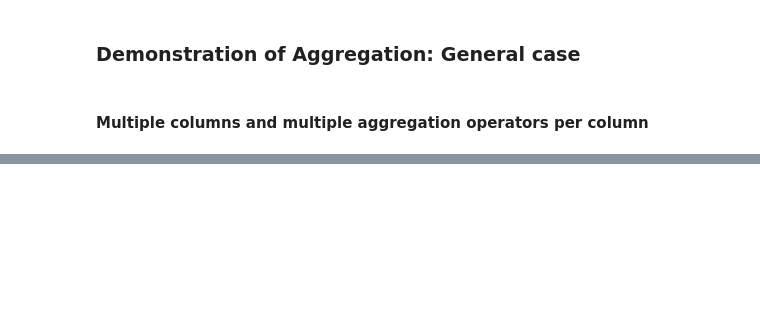
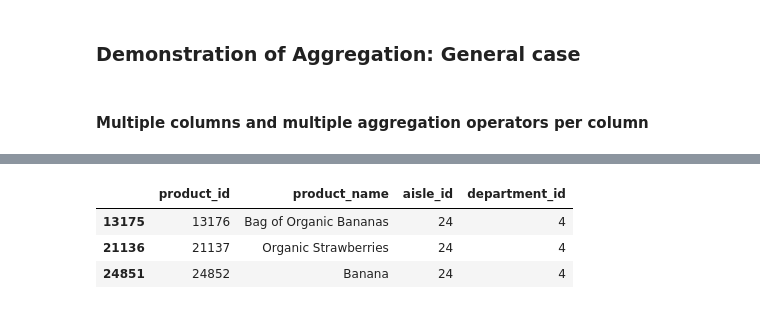
Before and after one commit to daol1011/Data_Science, a Jupyter notebook: 04_Grouping_and_Aggregation/Grouping_and_Aggregation.ipynb, the cells around one changed output, grey strips where cells are left out. Cells and saved outputs as stored; diff of their text form; code cells hidden in the pictures; blank space fills up the shorter version.

```diff
--- a/04_Grouping_and_Aggregation/Grouping_and_Aggregation.ipynb
+++ b/04_Grouping_and_Aggregation/Grouping_and_Aggregation.ipynb
@@ -14,9 +12,9 @@ Drive already mounted at /content/drive; to attempt to forcibly remount, call dr
 # %%
-op = pd.read_csv('order_products__train.csv.zip')
-#opp = pd.read_csv('order_products__prior.csv.zip') # If you have enough RAM
-aisles = pd.read_csv('aisles.csv.zip')
-departments = pd.read_csv('departments.csv.zip')
-orders = pd.read_csv('orders.csv.zip')
-products = pd.read_csv('products.csv.zip')
+op = pd.read_csv('order_products__train.csv')
+opp = pd.read_csv('order_products__prior.csv') # If you have enough RAM
+aisles = pd.read_csv('aisles.csv')
+departments = pd.read_csv('departments.csv')
+orders = pd.read_csv('orders.csv')
+products = pd.read_csv('products.csv')
 # %%
 products.head()
@@ -92,0 +277,7 @@ print(op.columns)
+# %%
+products[products['product_id'].isin([24852,13176,21137])]
+# %% [output]
+|  | product_id | product_name | aisle_id | department_id |
+| 13175 | 13176 | Bag of Organic Bananas | 24 | 4 |
+| 21136 | 21137 | Organic Strawberries | 24 | 4 |
+| 24851 | 24852 | Banana | 24 | 4 |
```
Also changed, not shown: parts of 18 cells of this notebook.
